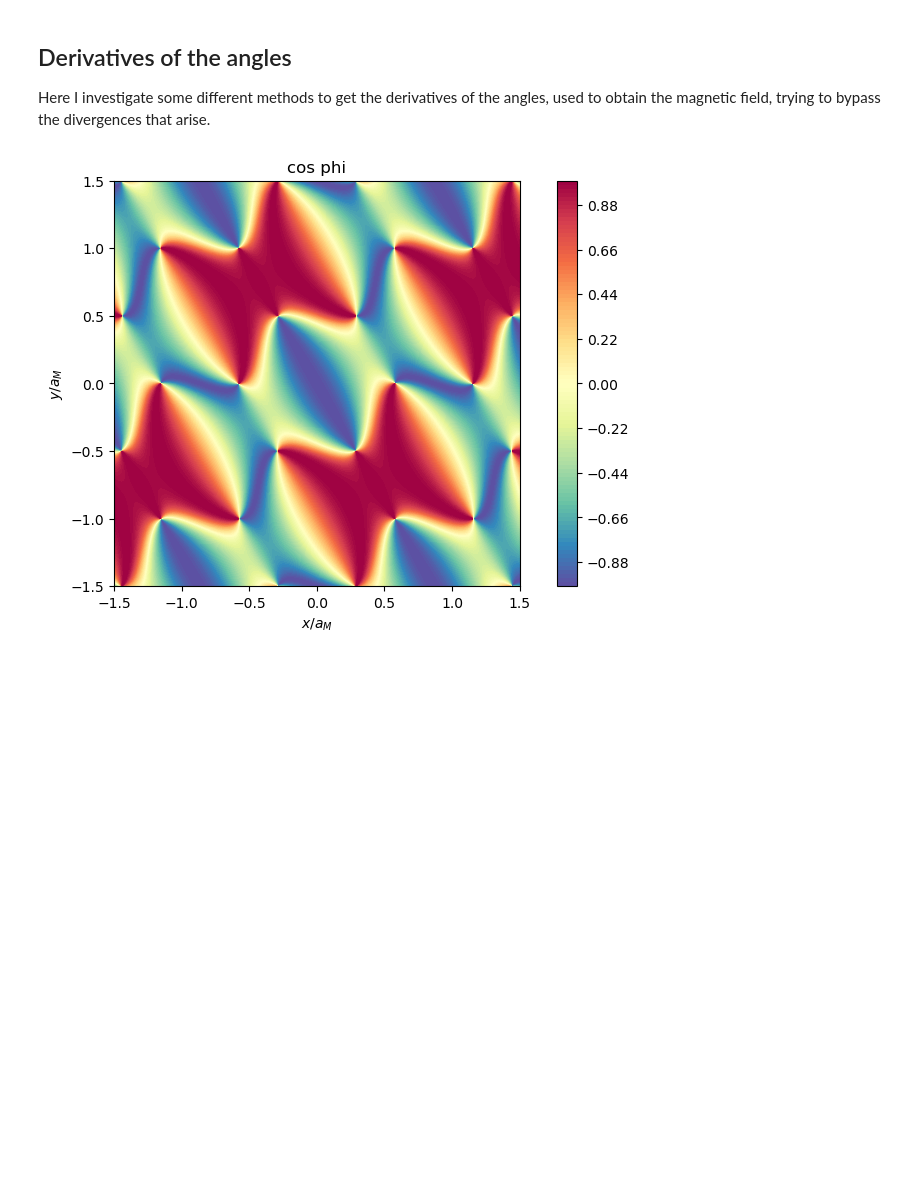
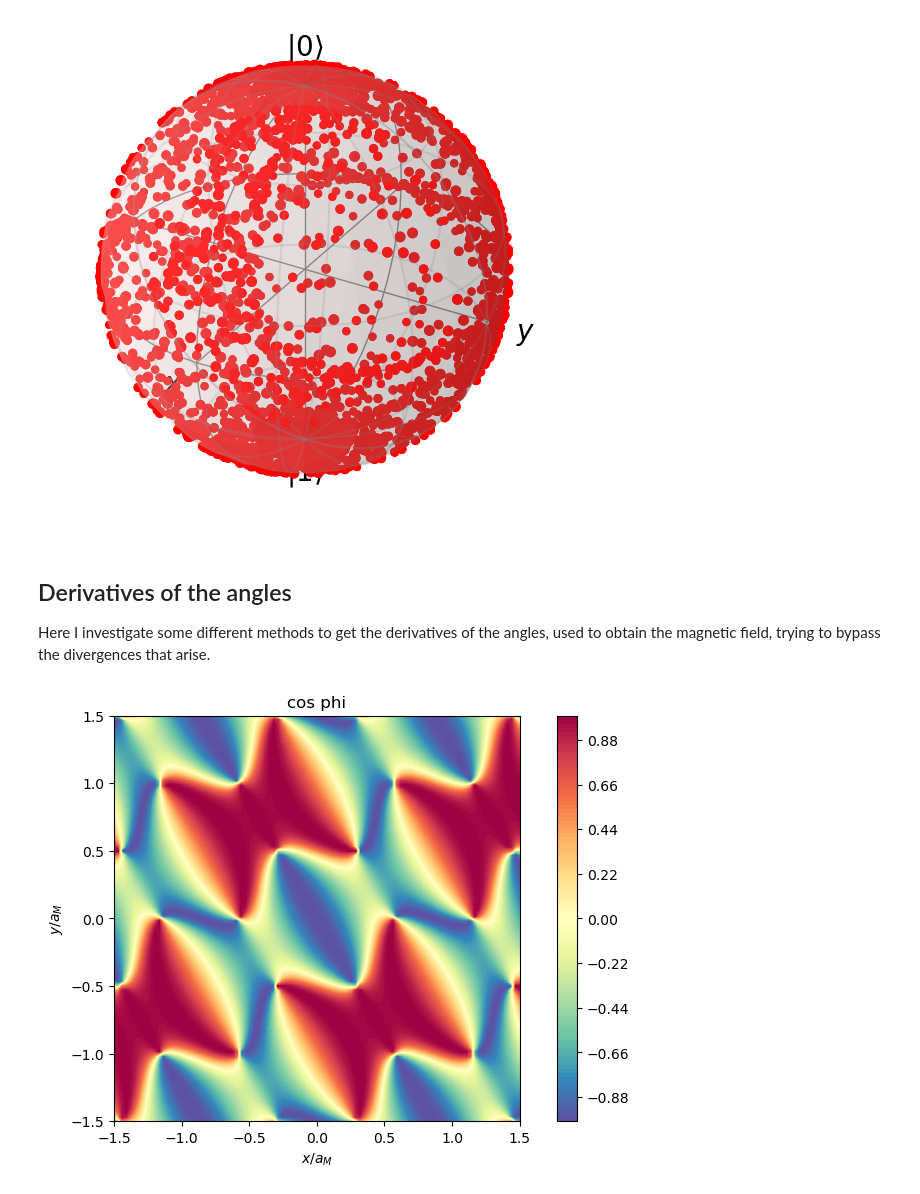
Before and after one commit to DaanTimmers/DT_Part_III_Project, a Jupyter notebook: Gauge field.ipynb, the cells around one changed output. Drawn from its saved outputs; the diff is of its cells as text; code cells hidden in the pictures; blank space fills up the shorter version.

```diff
--- a/Gauge field.ipynb
+++ b/Gauge field.ipynb
@@ -263,3 +353,15 @@ TMB.Fukui_Hatsugai(3)
+# %%
+b = qutip.Bloch()
+for i in range(bilayer.N):
+    for j in range(bilayer.N):
+        b.add_points(bilayer.n[:,i,j])
+
+b.point_color = 'r'
+b.point_marker = 'o'
+b.view = [-60,30]
+b.show()
+# %% [output]
+[figure, added]
 # %% [markdown]
 ## Derivatives of the angles
 
```
Also changed, not shown: parts of 8 cells of this notebook, 1 other file.
